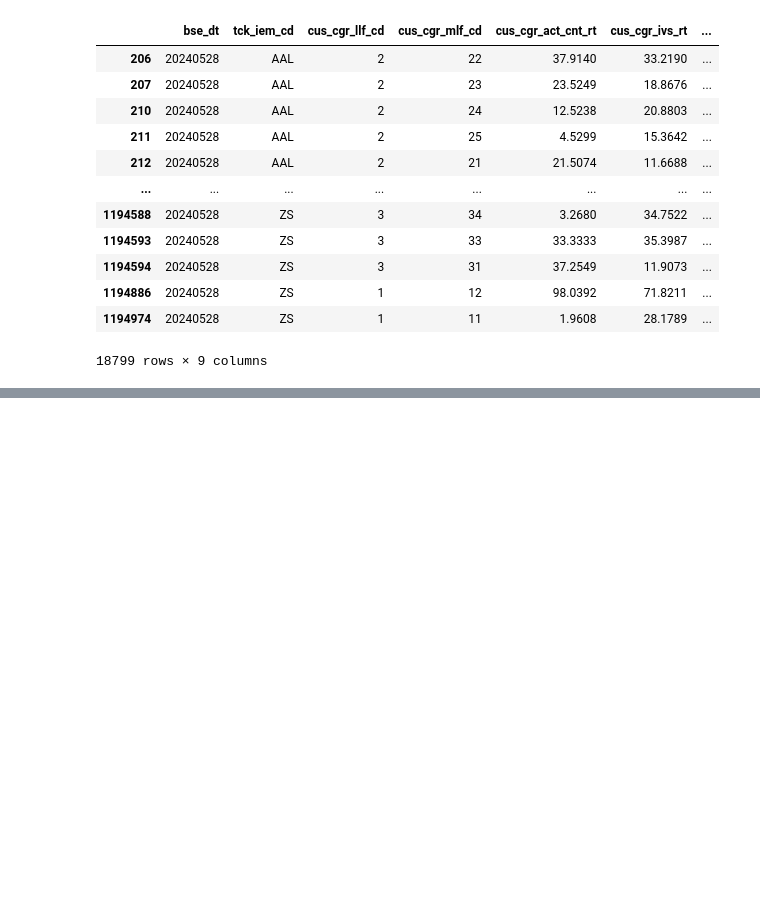
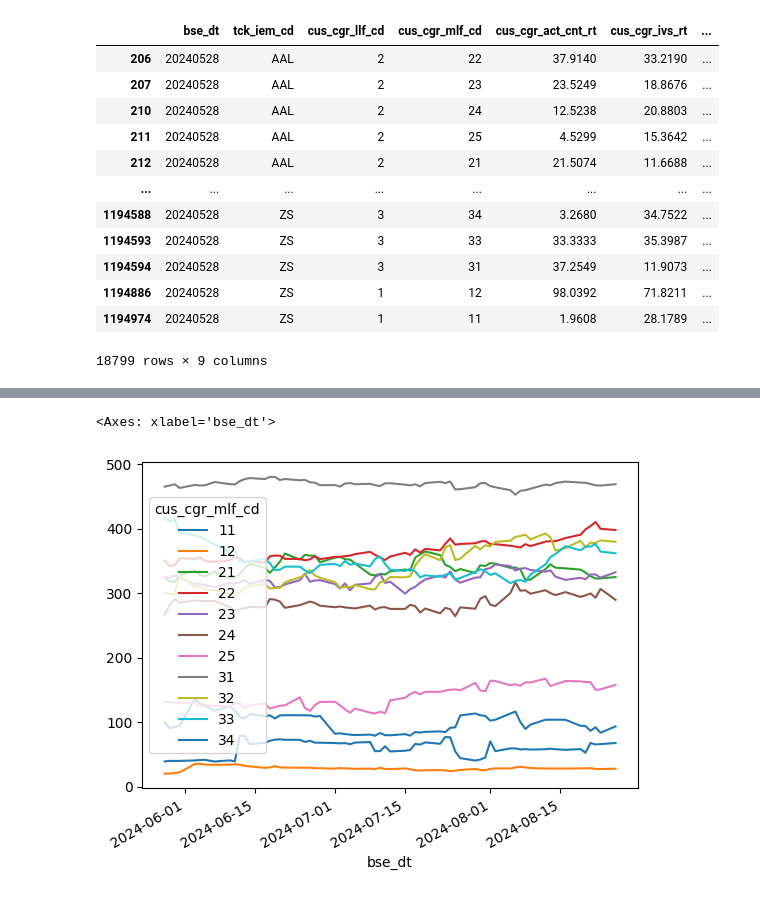
Before and after one commit to Fromson99/GNN_portfolio_allocation, a Jupyter notebook: data_EDA.ipynb, the cells around one changed output, grey strips where cells are left out. Cells and saved outputs as stored; diff of their text form; code cells hidden in the pictures; blank space fills up the shorter version.

```diff
--- a/data_EDA.ipynb
+++ b/data_EDA.ipynb
@@ -279,0 +734,5 @@ cross_sample['tck_iem_cd'] =
+# %%
+account_ratio_var_by_time_and_class.plot()
+# %% [output]
+<Axes: xlabel='bse_dt'>
+[figure, added]
```
Also changed, not shown: parts of 45 cells of this notebook.
